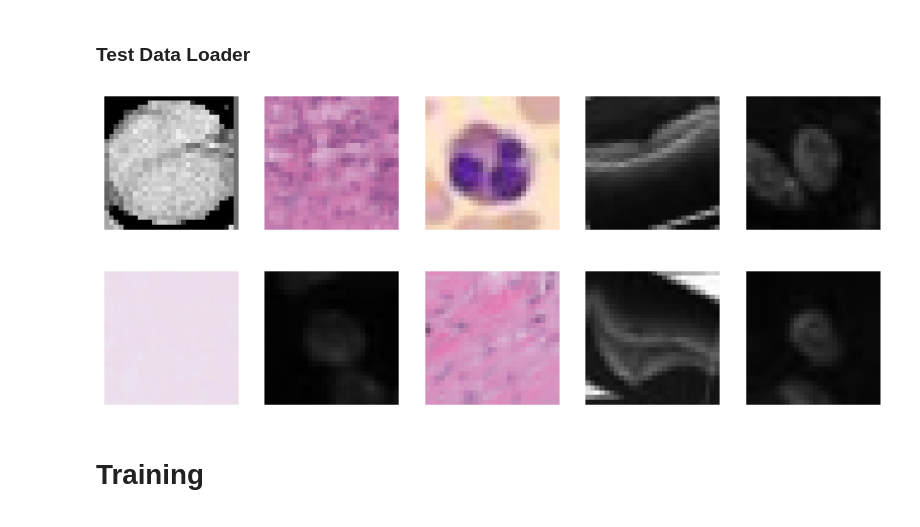
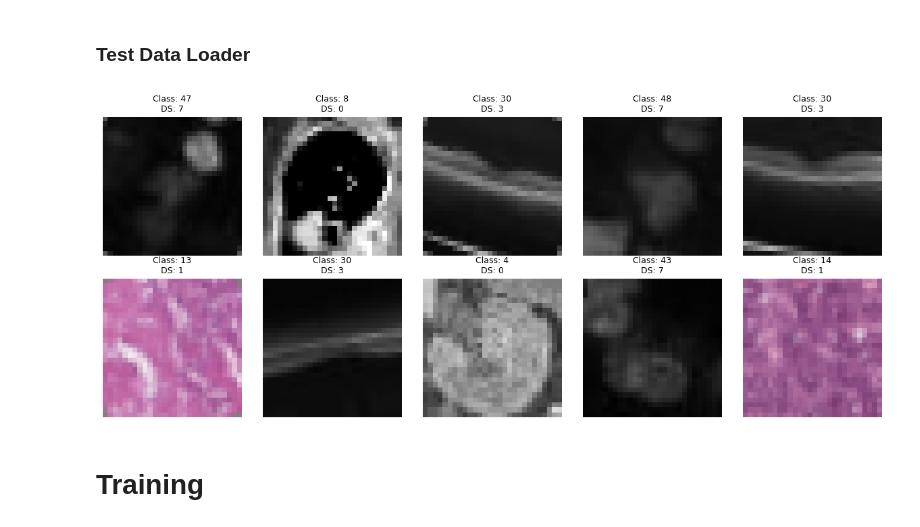
Before and after one commit to jaroslawjanas/med-mnist, a Jupyter notebook: medmnist.ipynb, the cells around one changed output. Saved outputs shown, nothing was run; the diff lists cells and outputs as text; code cells hidden in the pictures.

```diff
--- a/medmnist.ipynb
+++ b/medmnist.ipynb
@@ -154,7 +154,7 @@ File d:\AI\med-mnist\datasets\28\organs_28.npz already exists.
 new_avaliable_datasets = ["organs", "pathmnist", "dermamnist", "octmnist", "pneumoniamnist", \
                             "breastmnist", "bloodmnist", "tissuemnist"]
 
-md.unify_data(
+class_mapping = md.unify_data(
     new_avaliable_datasets,
     are_unique_classes      = True,
     image_size              = image_size,
@@ -164,3 +164,8 @@ md.unify_data(
 );
 # %% [output]
 File d:\AI\med-mnist\datasets\28\unified_28.npz already exists.
+# %%
+dataset_mapping = md.create_dataset_mapping(
+    class_mapping   = class_mapping,
+    save_path       = datasets_path
+)
@@ -190,6 +197,8 @@ unified_dataset_path = os.path.join(datasets_path, f"unified_{image_size}.npz")
 
 train_dataset = md.NPZDataset(
     unified_dataset_path,
+    class_mapping   = class_mapping,
+    dataset_mapping = dataset_mapping,
     split           = "train",
     transform       = augmentation,
     mmap_mode       = None
@@ -197,6 +206,8 @@ train_dataset = md.NPZDataset(
 
 validation_dataset = md.NPZDataset(
     unified_dataset_path,
+    class_mapping   = class_mapping,
+    dataset_mapping = dataset_mapping,
     split           = "val",
     transform       = transform,
     mmap_mode       = "r"
@@ -204,6 +215,8 @@ validation_dataset = md.NPZDataset(
 
 test_dataset = md.NPZDataset(
     unified_dataset_path,
+    class_mapping   = class_mapping,
+    dataset_mapping = dataset_mapping,
     split           = "test",
     transform       = transform,
     mmap_mode       = "r"
@@ -254,26 +267,33 @@ test_loader = DataLoader(
 # %%
 # Get one batch from train_loader
 batch = next(iter(train_loader))
-images, labels = batch  # Unpack batch
+images, labels = batch  # labels is a tuple: (class_labels, dataset_labels)
 
-# # Denormalize for visualization
+# Unpack the label tuple
+class_labels, dataset_labels = labels  # both are tensors
+
+# Denormalize for visualization
 mean = torch.tensor([0.5, 0.5, 0.5]).view(3, 1, 1)  # Shape (C, 1, 1)
 std = torch.tensor([0.5, 0.5, 0.5]).view(3, 1, 1)
+images = images * std + mean
+images = torch.clamp(images, 0, 1)
 
-# Convert images back to [0, 1] range for visualization
-images = images * std + mean
-images = torch.clamp(images, 0, 1)  # Ensure values stay in range
-
-# Plot some images
-fig, axes = plt.subplots(2, 5, figsize=(12, 5))  # Grid 2x5
+# Plot some images in a 2x5 grid with labels as titles
+fig, axes = plt.subplots(2, 5, figsize=(12, 5))
 for i, ax in enumerate(axes.flat):
-    img = images[i].permute(1, 2, 0).cpu().numpy()  # Convert (C, H, W) → (H, W, C)
+    img = images[i].permute(1, 2, 0).cpu().numpy()
+    # Get the corresponding labels
+    global_label = class_labels[i].item()
+    ds_label = dataset_labels[i].item()
     ax.imshow(img)
+    # Display both the global class and dataset label in the title (adjust formatting as needed)
+    ax.set_title(f"Class: {global_label}\nDS: {ds_label}", fontsize=9)
     ax.axis("off")
 
+plt.tight_layout()
 plt.show()
 # %% [output]
-[figure, old version]
+[figure, new version]
 # %% [markdown]
 # Training
 # %% [markdown]
```
Also changed, not shown: parts of 10 cells of this notebook, 3 other files.
